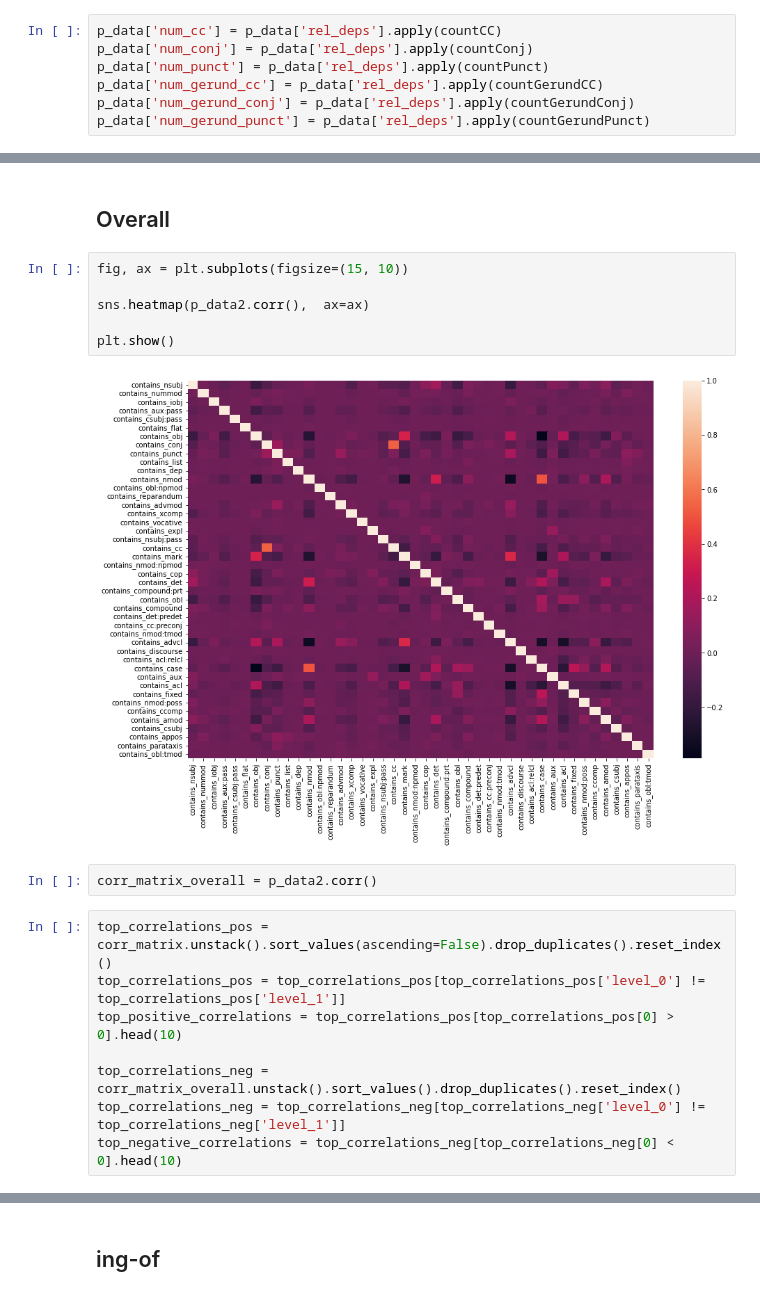
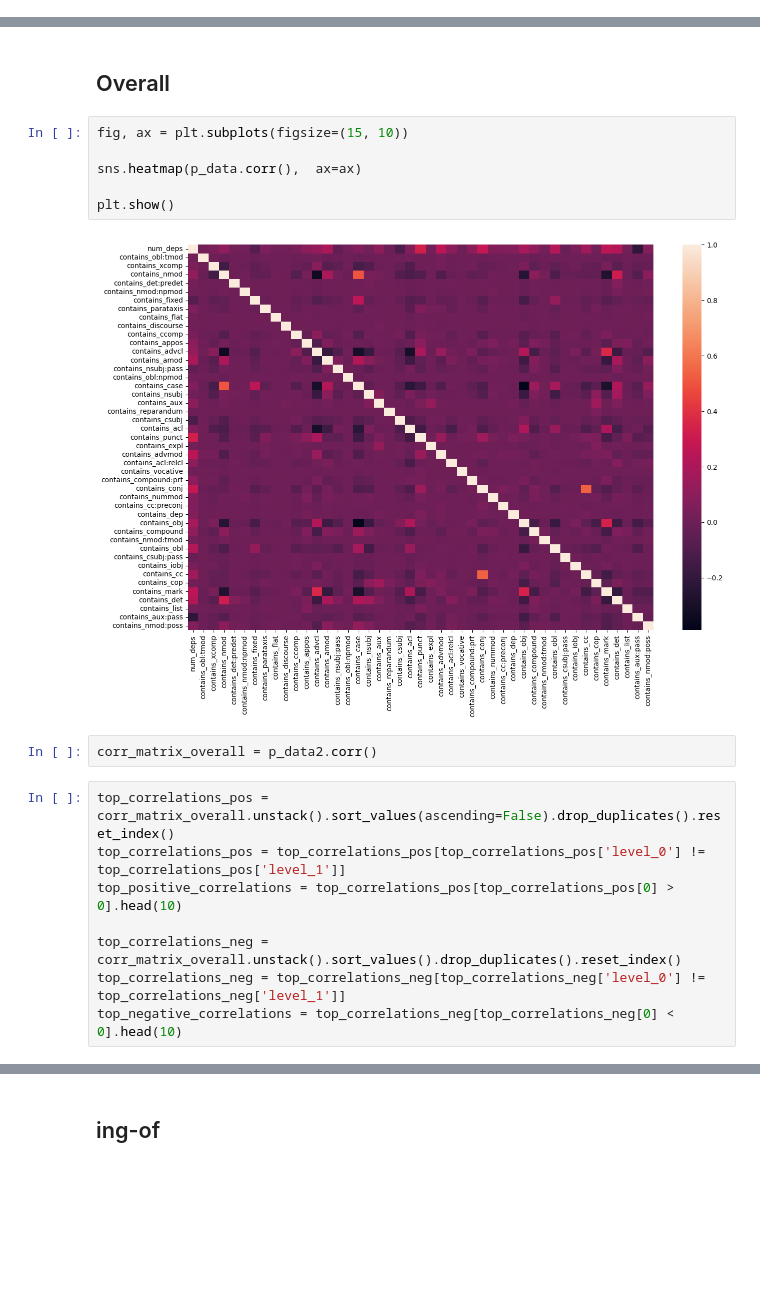
Before and after one commit to varvind830/lingustics-project, a Jupyter notebook: VarunArvindV4.ipynb, the cells around one changed output, grey strips where cells are left out. Drawn from its saved outputs; the diff is of its cells as text; blank space fills up the shorter version.

```diff
--- a/VarunArvindV4.ipynb
+++ b/VarunArvindV4.ipynb
@@ -84,10 +54,3 @@ def countGerundPunct(x):
-# %%
-p_data['num_cc'] = p_data['rel_deps'].apply(countCC)
-p_data['num_conj'] = p_data['rel_deps'].apply(countConj)
-p_data['num_punct'] = p_data['rel_deps'].apply(countPunct)
-p_data['num_gerund_cc'] = p_data['rel_deps'].apply(countGerundCC)
-p_data['num_gerund_conj'] = p_data['rel_deps'].apply(countGerundConj)
-p_data['num_gerund_punct'] = p_data['rel_deps'].apply(countGerundPunct)
 # %%
 def count_dependencies(rel_deps):
     return len(rel_deps)
@@ -130,15 +93,15 @@ Name: type, dtype: int64
 # %%
 fig, ax = plt.subplots(figsize=(15, 10))
 
-sns.heatmap(p_data2.corr(),  ax=ax)
+sns.heatmap(p_data.corr(),  ax=ax)
 
 plt.show()
 # %% [output]
-[figure, old version]
+[figure, new version]
 # %%
 corr_matrix_overall = p_data2.corr()
 # %%
-top_correlations_pos = corr_matrix.unstack().sort_values(ascending=False).drop_duplicates().reset_index()
+top_correlations_pos = corr_matrix_overall.unstack().sort_values(ascending=False).drop_duplicates().reset_index()
 top_correlations_pos = top_correlations_pos[top_correlations_pos['level_0'] != top_correlations_pos['level_1']]
 top_positive_correlations = top_correlations_pos[top_correlations_pos[0] > 0].head(10)
 
```
Also changed, not shown: parts of 42 cells of this notebook.
